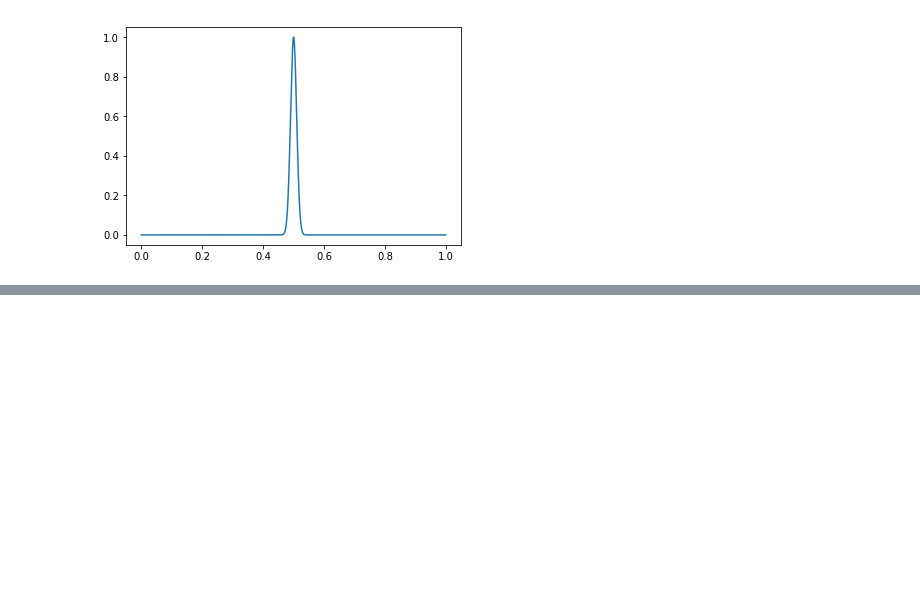
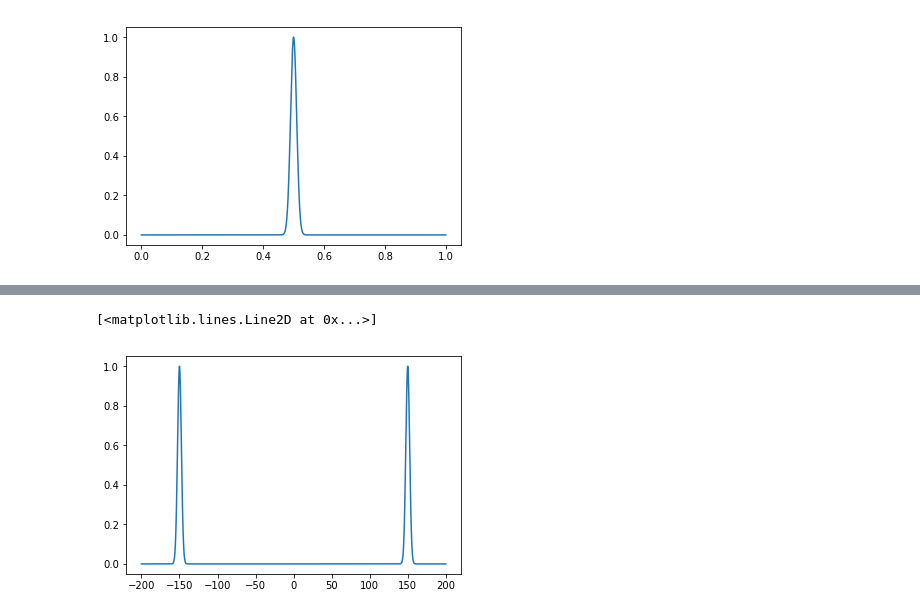
Before and after one commit to facdo/PiezoMEMS, a Jupyter notebook: calculations/code_test.ipynb, the cells around one changed output, grey strips where cells are left out. Cells and saved outputs as stored; diff of their text form; code cells hidden in the pictures; blank space fills up the shorter version.

```diff
--- a/calculations/code_test.ipynb
+++ b/calculations/code_test.ipynb
@@ -80,0 +121,7 @@ plt.plot(t,p)
+# %%
+test = (np.flip(freq_response[0]*-1, 0), np.flip(freq_response[1], 0))
+mirrored = (np.hstack((test[0], freq_response[0])), np.hstack((test[1], freq_response[1])))
+plt.plot(*mirrored)
+# %% [output]
+[<matplotlib.lines.Line2D at 0x...>]
+[figure, added]
```
Also changed, not shown: parts of 7 cells of this notebook, 1 other file.
